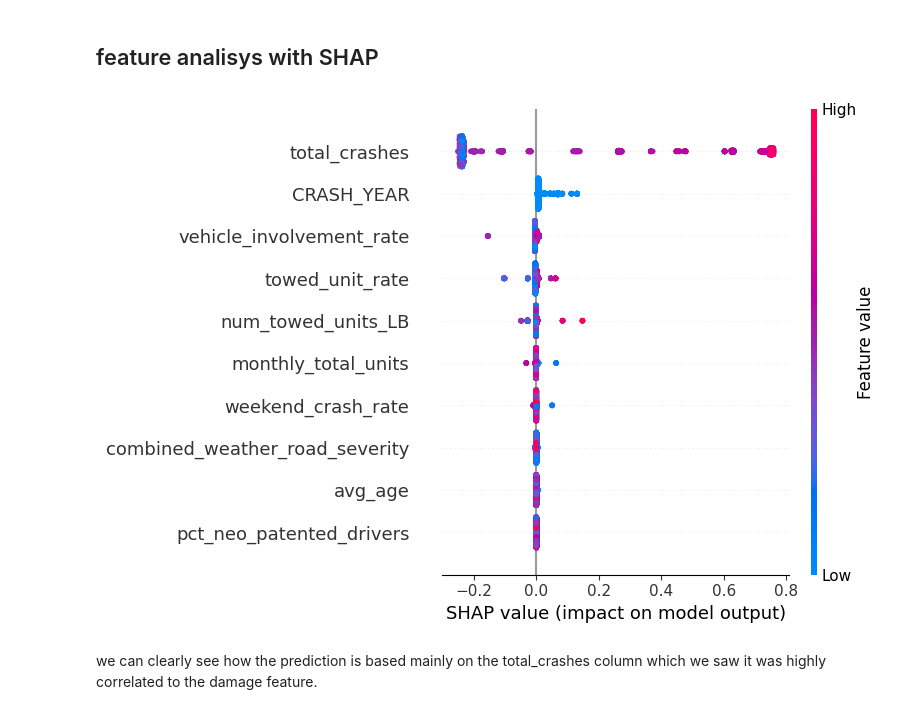
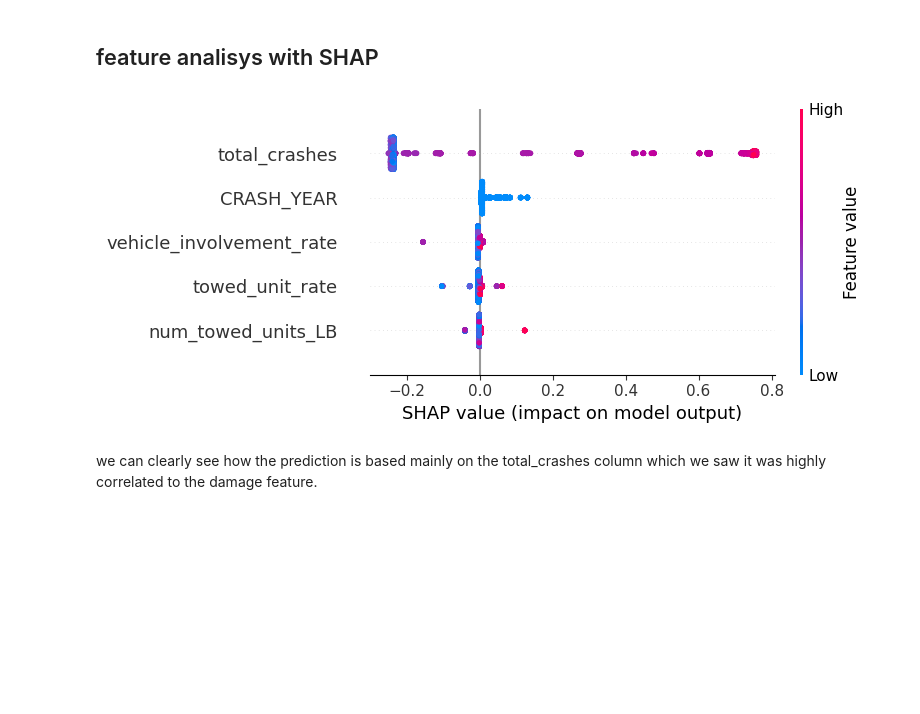
Before and after one commit to lavo2/DataMining-Project, a Jupyter notebook: 3-prediction.ipynb, the cells around one changed output. Cells and saved outputs as stored; diff of their text form; code cells hidden in the pictures; blank space fills up the shorter version.

```diff
--- a/3-prediction.ipynb
+++ b/3-prediction.ipynb
@@ -57,7 +57,7 @@ Data columns (total 39 columns):
 dtypes: float64(29), int64(10)
 memory usage: 6.7 MB
 # %%
-columns_to_drop = ['avg_weather_severity','avg_roadway_severity', 'damage_high', 'damage_low', 'damage_medium', 'total_drivers', 'total_units_department']
+columns_to_drop = ['avg_weather_severity','avg_roadway_severity', 'damage_high', 'damage_low', 'damage_medium', 'total_drivers', 'total_units_department', 'night_crash_rate', 'monthly_total_units']
 df = df.drop(columns=categorical_columns + columns_to_drop)
 
 df.info()
@@ -383,10 +418,10 @@ shap_values = explainer.shap_values(X_test)
 # %%
 # Extract SHAP values for class 1
 shap_values_class_1 = shap_values[:, :, 1]
 shap_values_class_0 = shap_values[:, :, 0]
 
-shap.summary_plot(shap_values_class_1, X_test, max_display=10)
+shap.summary_plot(shap_values_class_1, X_test, max_display=5)
 # %% [output]
-[figure, old version]
+[figure, new version]
 # %% [markdown]
 we can clearly see how the prediction is based mainly on the total_crashes column which we saw it was highly correlated to the damage feature.
```
Also changed, not shown: parts of 99 cells of this notebook, 1 other file.
